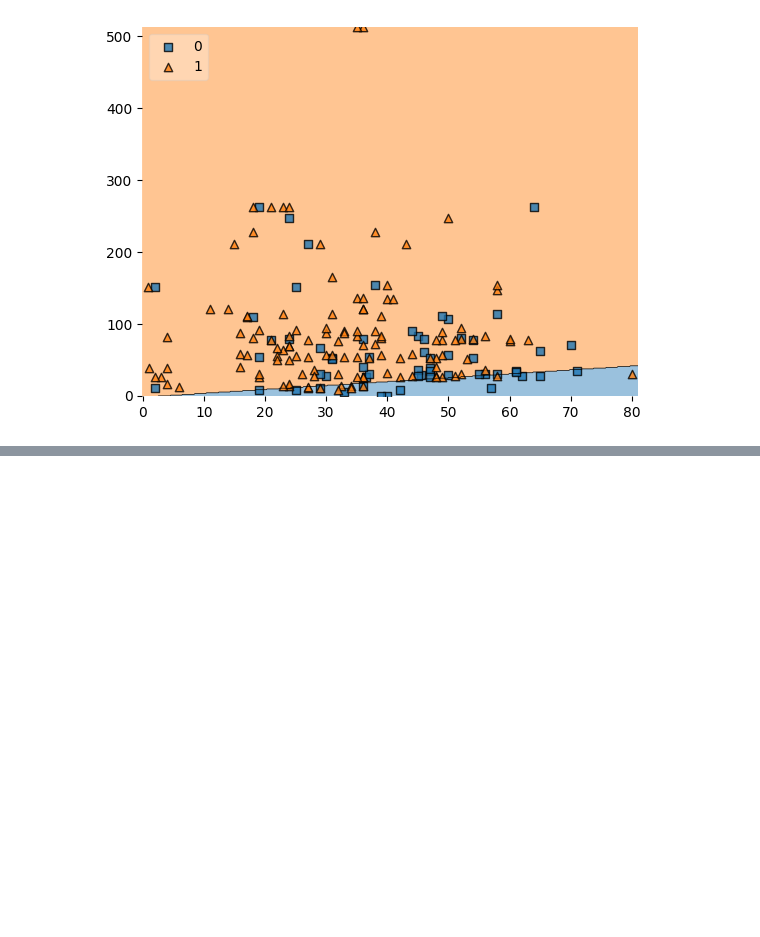
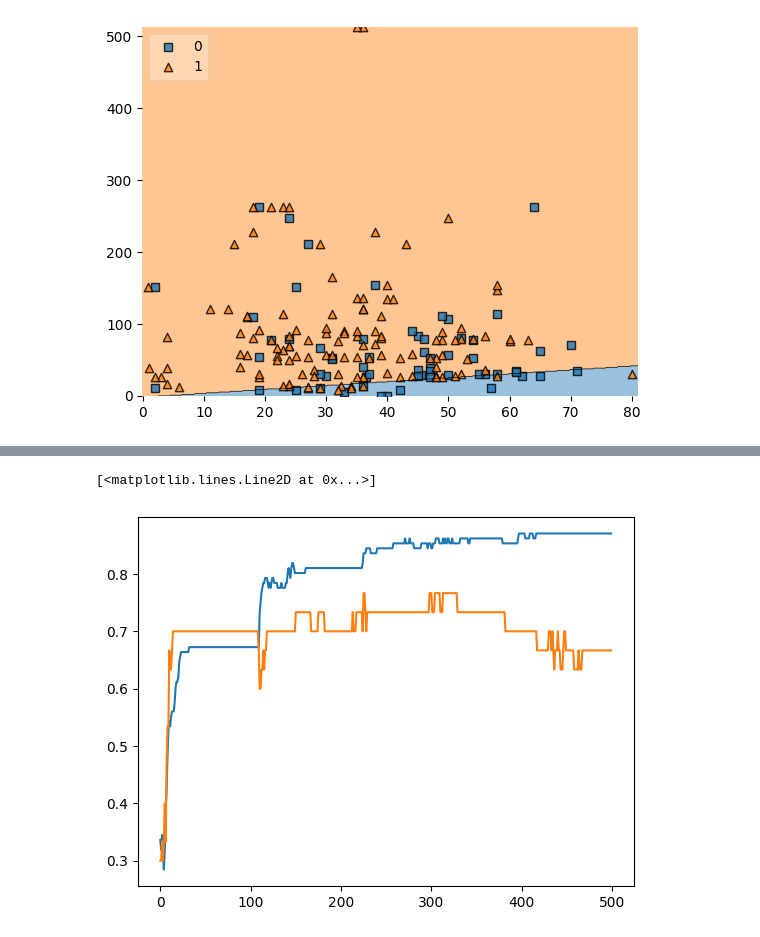
Before and after one commit to anidec25/Neutral-Networks, a Jupyter notebook: perceptron-demo.ipynb, the cells around one changed output, grey strips where cells are left out. Saved outputs shown, nothing was run; the diff lists cells and outputs as text; code cells hidden in the pictures; blank space fills up the shorter version.

```diff
--- a/perceptron-demo.ipynb
+++ b/perceptron-demo.ipynb
@@ -74,0 +245,6 @@ plot_decision_regions(X.values,y.values,clf=p, legend = 2)
+# %%
+plt.plot(history.history['accuracy'])
+plt.plot(history.history['val_accuracy'])
+# %% [output]
+[<matplotlib.lines.Line2D at 0x...>]
+[figure, added]
```
Also changed, not shown: parts of 19 cells of this notebook.
